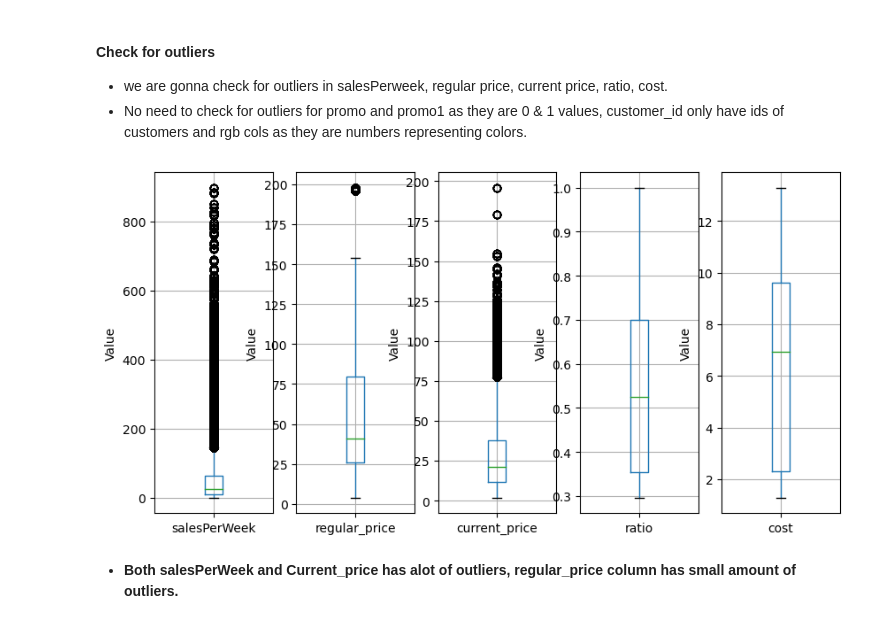
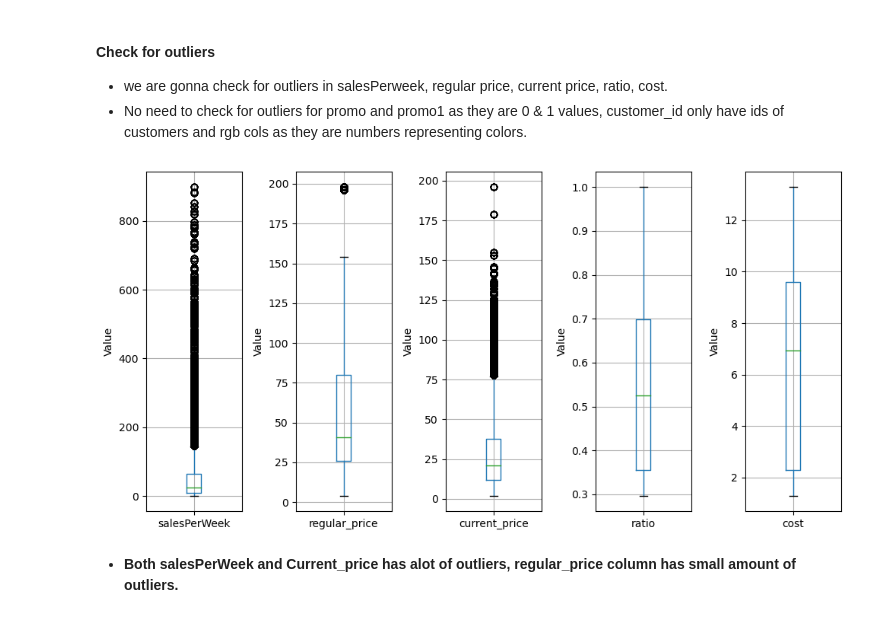
Before and after one commit to AlyAEE/Sports-Wear-Group-Classification-Project, a Jupyter notebook: Notebooks/01.Data Preprocessing.ipynb, the cells around one changed output. Saved outputs shown, nothing was run; the diff lists cells and outputs as text; code cells hidden in the pictures.

```diff
--- a/Notebooks/01.Data Preprocessing.ipynb
+++ b/Notebooks/01.Data Preprocessing.ipynb
@@ -73,23 +73,25 @@ df['retailweek'] = pd.to_datetime(df['retailweek'])
 # %%
 # Use Boxplot to identify outliers in our dataset
 num_cols= ['salesPerWeek','regular_price','current_price', 'ratio', 'cost']
 
 # Create subplots with the specified number of rows and columns
 fig, axes = plt.subplots(1, 5, figsize=(10, 5))
 
-# Iterate over the numerical columns and create a boxplot for each feature
+# Iterate over the columns and create a boxplot for each feature
 for i, col in enumerate(num_cols):
     ax = axes[i]
     df.boxplot(column=col, ax=ax)
     ax.set_ylabel('Value')
+
+fig.tight_layout()
 
 # Save Figure
 save_fig('1-box-plot-outlier',tight_layout= False)
 
 # Display the plot
 plt.show()
 # %% [output]
-[figure, old version]
+[figure, new version]
 # %% [markdown]
 - **Both salesPerWeek and Current_price has alot of outliers, regular_price column has small amount of outliers.**
 # %%
```
Also changed, not shown: parts of 4 cells of this notebook, 10 other files.
